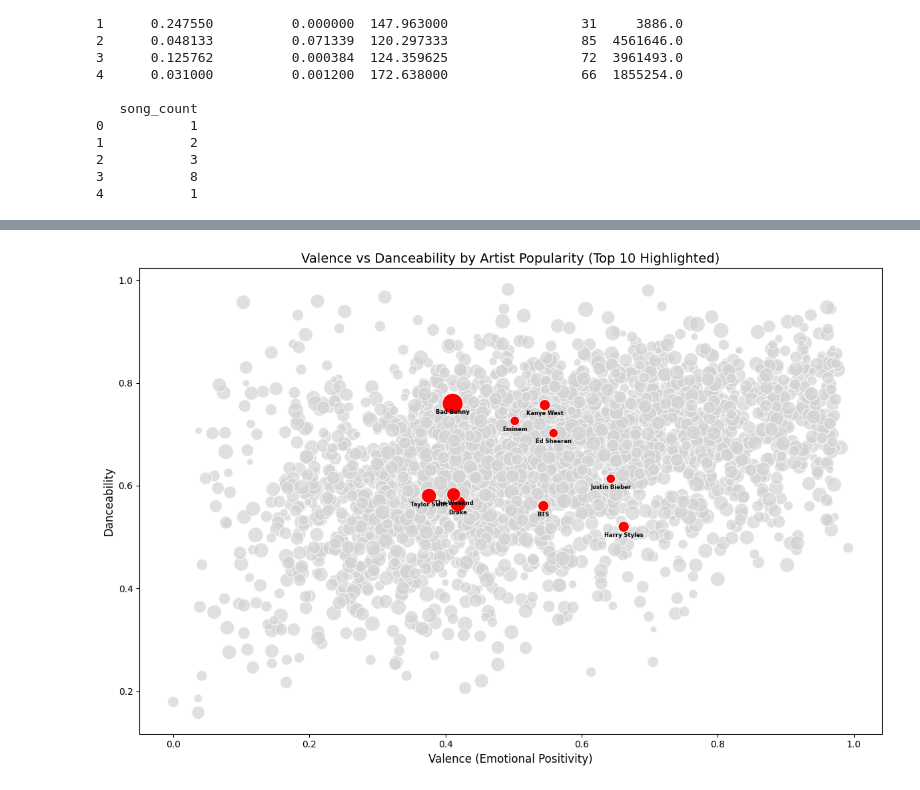
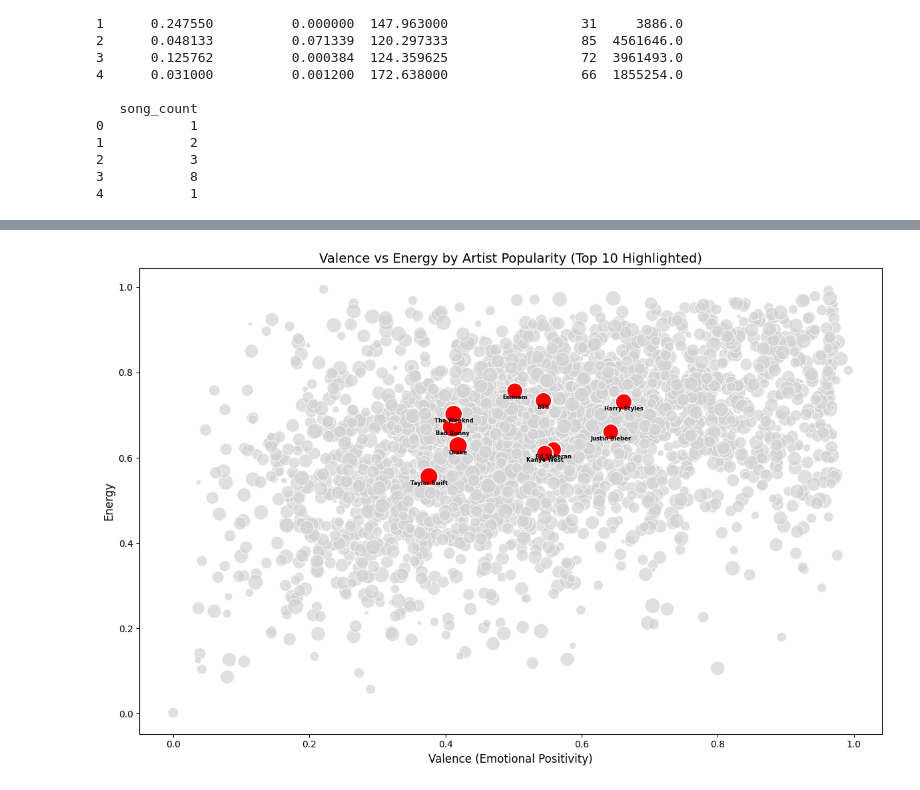
Before and after one commit to FrostNT1/Music-Industry-Insights, a Jupyter notebook: experiments/Camille/02_sentiment_vs_artists_popularity.ipynb, the cells around one changed output, grey strips where cells are left out. Saved outputs shown, nothing was run; the diff lists cells and outputs as text; code cells hidden in the pictures.

```diff
--- a/experiments/Camille/02_sentiment_vs_artists_popularity.ipynb
+++ b/experiments/Camille/02_sentiment_vs_artists_popularity.ipynb
@@ -100,40 +141,40 @@ plt.figure(figsize=(12, 8))
 sns.scatterplot(
     data=grouped_df[grouped_df["highlight"] == "Others"],
     x="valence",
-    y="danceability",
+    y="energy",
     size="artist_popularity",
-    sizes=(50, 300),
+    sizes=(20, 300),
     color="lightgray",
     alpha=0.7,
     legend=None
 )
 
 # Plot the top 10 artists as a highlighted layer
 sns.scatterplot(
     data=grouped_df[grouped_df["highlight"] == "Top 10"],
     x="valence",
-    y="danceability",
+    y="energy",
     size="artist_popularity",
-    sizes=(100, 500),
+    sizes=(300, 500),
     color="red",
     alpha=1.0,
     legend=None
 )
 
 # Annotate the top 10 artists with their names
 for _, row in top_10_artists.iterrows():
     plt.text(
         row["valence"],
-        row["danceability"] - 0.02,
+        row["energy"] - 0.02,
         row["artists"],
         fontsize=6, weight="bold", color="black", ha="center"
     )
 
 # Customize plot appearance
-plt.title("Valence vs Danceability by Artist Popularity (Top 10 Highlighted)", fontsize=14)
+plt.title("Valence vs Energy by Artist Popularity (Top 10 Highlighted)", fontsize=14)
 plt.xlabel("Valence (Emotional Positivity)", fontsize=12)
-plt.ylabel("Danceability", fontsize=12)
+plt.ylabel("Energy", fontsize=12)
 plt.tight_layout()
 plt.show()
 # %% [output]
-[figure, old version]
+[figure, new version]
```
Also changed, not shown: parts of 6 cells of this notebook, 11 other files.
